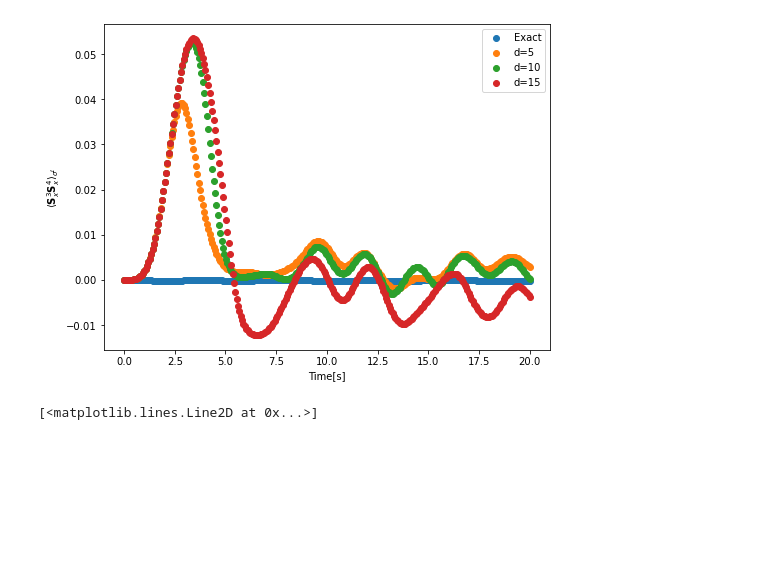
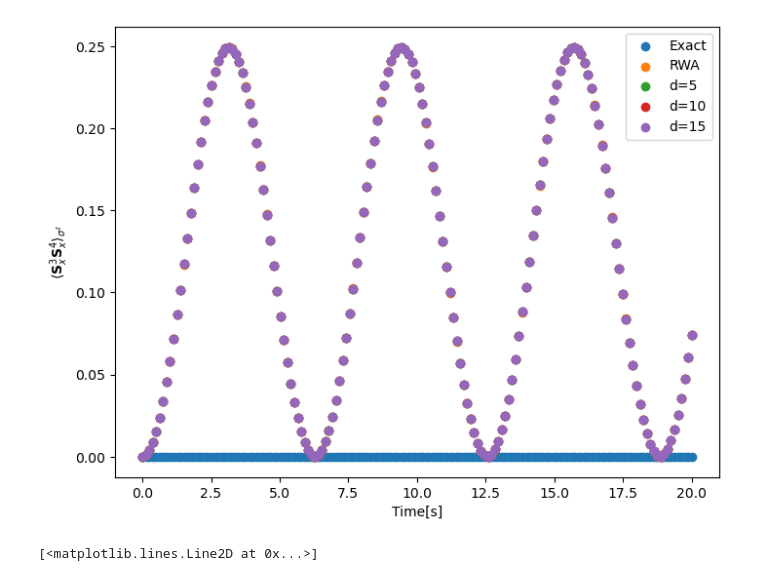
Before and after one commit to tomi-cuentitas/Max-Ent-Restricted-Dynamics-Quenches, a Jupyter notebook: Exploration_post_proj.ipynb, the cells around one changed output. Cells and saved outputs as stored; diff of their text form; code cells hidden in the pictures; blank space fills up the shorter version.

```diff
--- a/Exploration_post_proj.ipynb
+++ b/Exploration_post_proj.ipynb
@@ -65,7 +106,0 @@ timespans=np.linspace(0,20,300)
-# %%
-exact=qutip.mesolve(H=H_mesolve,
-                    rho0=K0,
-                    tlist=timespans,
-                    args=params)
-
-rhot=[TpM.safe_expm_and_normalize(rho) for rho in exact.states]
@@ -168,7 +212,6 @@ def multiple_projections(H, K0, basis0, depths, timespan, args):
         res_d=None
     return res_sigmas, res_Ks
 # %%
-ds=[5, 10, 15]
 sigmas_maxent, Ks_maxent=multiple_projections(H=H_rwa, K0=K0,
                              basis0=HBB0,
                              depths=ds,
@@ -197,8 +243,11 @@ dist=[[linalg.norm(sigma-rho) for sigma,rho in zip(rhot, covar_sigmat_list)] for
 # %%
 fig0,ax0=plt.subplots(figsize=(8, 6))
 
-for d in ds:
-    plt.scatter(timespans, dist[ds.index(d)], label='d='+str(d))
+plt.scatter(timespans, dist_rwa_exact, label='RWA vs. Exact')
+
+#for d in ds:
+    #plt.scatter(timespans, dist_rwa_maxent[ds.index(d)], label='RWA d='+str(d))
+    #plt.scatter(timespans, dist_exact_maxent[ds.index(d)], label='EX d='+str(d))
 ax0.legend(loc=0)
 plt.xlabel("Time[s]")
 plt.ylabel(r'$|| \rho - \sigma^\ell ||_{1}$')
@@ -208,15 +257,22 @@ plt.show()
 # %%
 magnetization = sum(sz for sz in spin_ops['sz'])
-sx3_ex=[qutip.expect(rho, spin_ops['sx'][2]) for rho in rhot]
+sx3_ex=[qutip.expect(rho, spin_ops['sx'][2]) for rho in rhot_ex]
 sx3_maxent=[[qutip.expect(sigma,spin_ops['sx'][2]) for sigma in covar_sigmat_list] for covar_sigmat_list in sigmas_maxent]
+sx3_rwa=[qutip.expect(rho, spin_ops['sx'][2]) for rho in rhot_rwa]
 
 fig0,ax0=plt.subplots(figsize=(8,6))
 
 plt.scatter(timespans, sx3_ex, label='Exact')
-for d in ds:
-    plt.scatter(timespans, sx3_maxent[ds.index(d)], label='d='+str(d))
+plt.scatter(timespans, sx3_rwa, label='RWA')
+#for d in ds:
+#    plt.scatter(timespans, sx3_maxent[ds.index(d)], label='d='+str(d))
 ax0.legend(loc=0)
 plt.xlabel("Time[s]")
 plt.ylabel(r"$\langle {\bf S}_x^3 \rangle_{\sigma^\ell}$")
+plt.title(r'$\omega={}\,\, , J={}\,\, , \Delta={}\,\, , V_0/\Omega={}, \,\, \phi={}$'.format(round(params['w'],3),
+                                                                round(params['Jx'],3),
+                                                                round(params['w']-params['omega'],3),
+                                                                params['V0']/params['omega'],
+                                                                round(params['phase'],2)))
 plt.show()
 # %% [output]
@@ -224,16 +284,18 @@ plt.show()
 # %%
-sx3sx4=spin_ops['sx'][4]*spin_ops['sx'][5]
-sx3sx4_ex=[qutip.expect(rho, sx3sx4) for rho in rhot]
+sx3sx4=spin_ops['sx'][0]*spin_ops['sx'][1]
+sx3sx4_ex=[qutip.expect(rho, sx3sx4) for rho in rhot_ex]
 sx3sx4_maxent=[[qutip.expect(sigma,sx3sx4) for sigma in covar_sigmat_list] for covar_sigmat_list in sigmas_maxent]
+sx3sx4_rwa=[qutip.expect(rho, sx3sx4) for rho in rhot_rwa]
 
 fig0,ax0=plt.subplots(figsize=(8,6))
 
 plt.scatter(timespans, sx3sx4_ex, label='Exact')
+plt.scatter(timespans, sx3sx4_rwa, label='RWA')
 for d in ds:
     plt.scatter(timespans, sx3sx4_maxent[ds.index(d)], label='d='+str(d))
 ax0.legend(loc=0)
 plt.xlabel("Time[s]")
 plt.ylabel(r"$\langle {\bf S}_x^3 {\bf S}_x^4 \rangle_{\sigma^\ell}$")
 plt.show()
 # %% [output]
-[figure, old version]
+[figure, new version]
```
Also changed, not shown: parts of 14 cells of this notebook.
